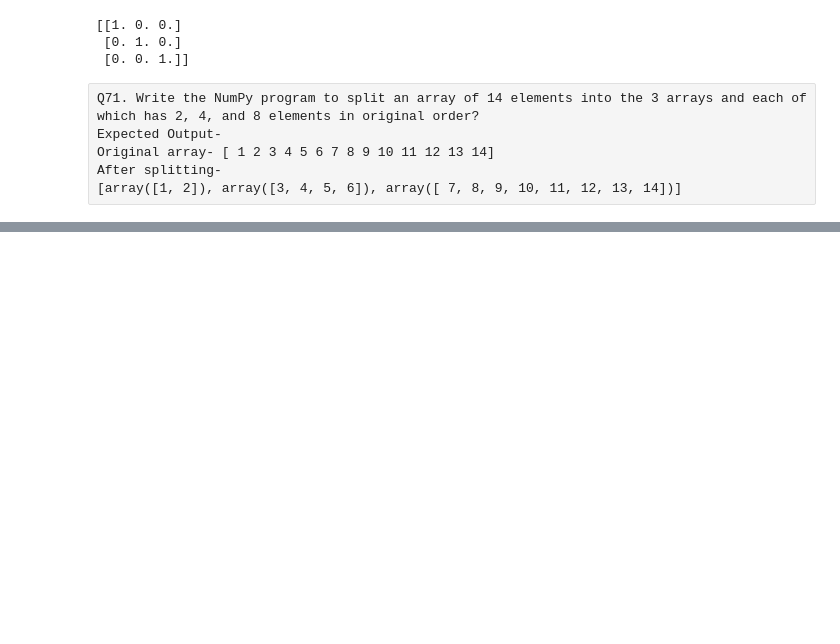
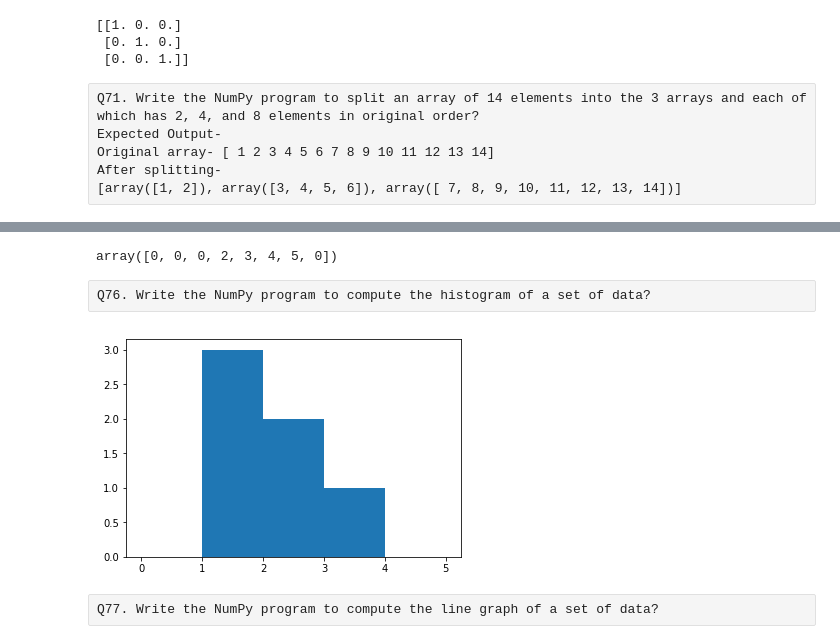
Before and after one commit to naveenkumardb/Python-Programming-Excercises, a Jupyter notebook: Python Subjective Programming Excercises.ipynb, the cells around one changed output, grey strips where cells are left out. Drawn from its saved outputs; the diff is of its cells as text; code cells hidden in the pictures; blank space fills up the shorter version.

Commit message:
Added more numpy excercises

```diff
--- a/Python Subjective Programming Excercises.ipynb
+++ b/Python Subjective Programming Excercises.ipynb
@@ -1332,0 +1418,18 @@ After splitting-
+# %%
+import numpy as np
+x=np.array([-1,-4,0,2,3,4,5,-6])
+x[x<0]=0
+x
+# %% [output]
+array([0, 0, 0, 2, 3, 4, 5, 0])
+# %% [raw]
+Q76. Write the NumPy program to compute the histogram of a set of data?
+# %%
+import numpy as np
+import matplotlib.pyplot as plt
+plt.hist([1,2,1,2,3,1],bins=[0,1,2,3,4,5])
+plt.show()
+# %% [output]
+[figure, added]
+# %% [raw]
+Q77. Write the NumPy program to compute the line graph of a set of data?
```
Also changed, not shown: parts of 35 cells of this notebook.
